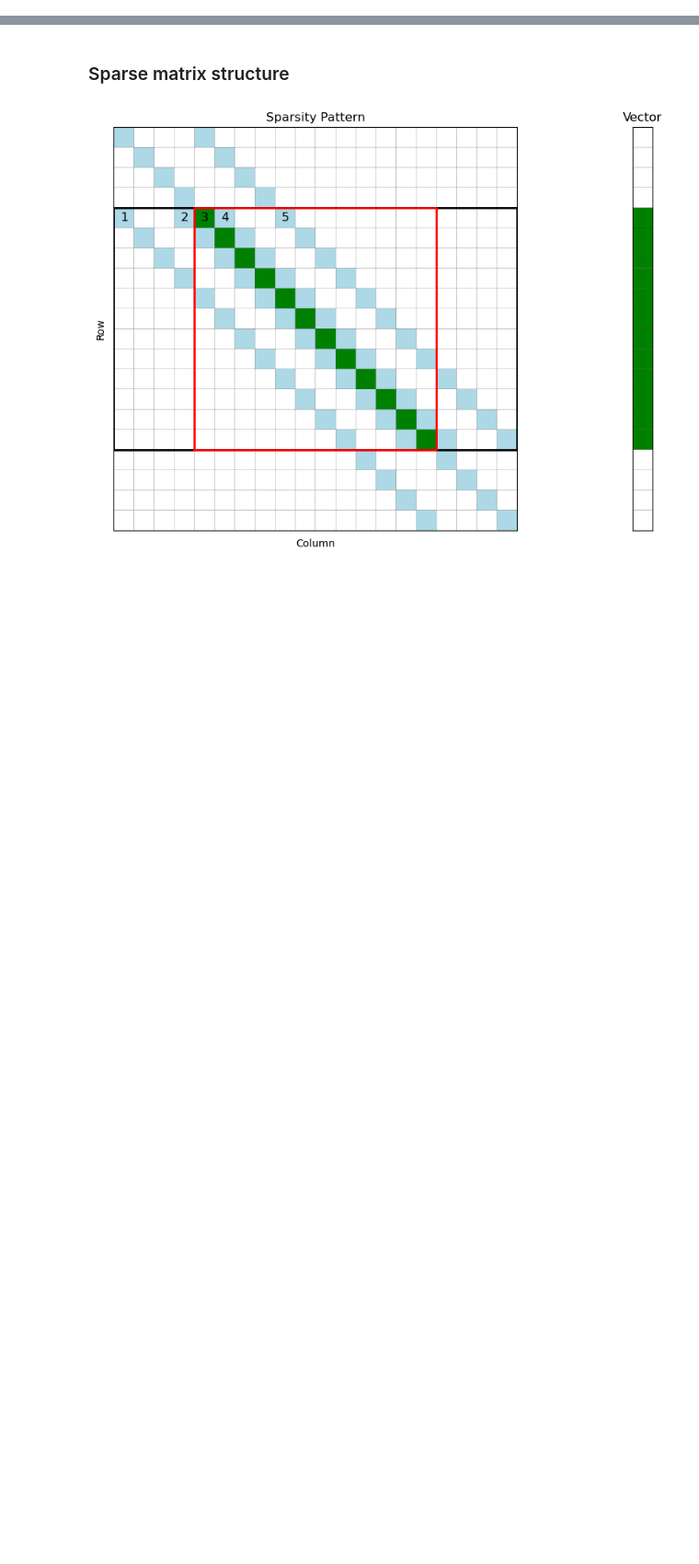
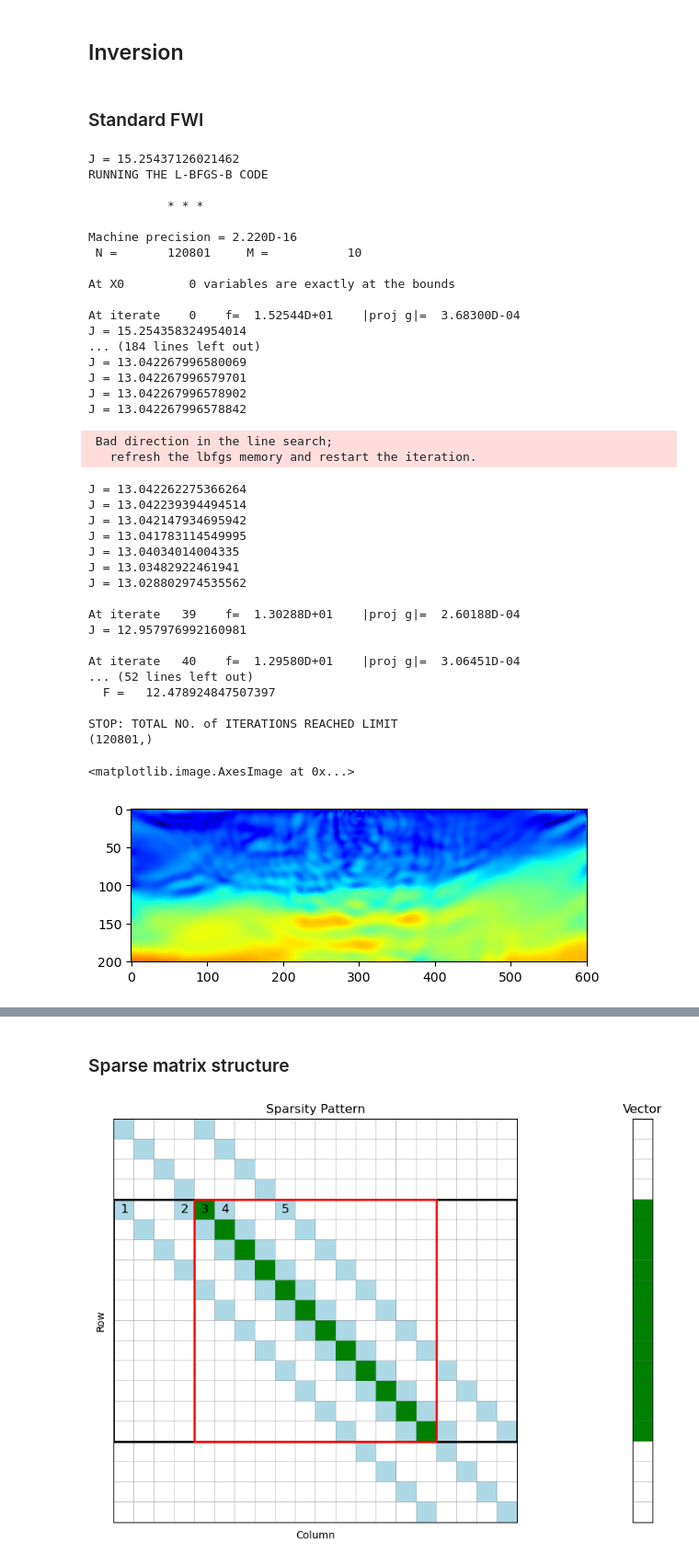
Before and after one commit to medicinely/fwi, a Jupyter notebook: fwi_matrix.ipynb, the cells around one changed output, grey strips where cells are left out. Shown at 92% size. Saved outputs shown, nothing was run; the diff lists cells and outputs as text; code cells hidden in the pictures; blank space fills up the shorter version.

```diff
--- a/fwi_matrix.ipynb
+++ b/fwi_matrix.ipynb
@@ -189,0 +313,62 @@ def gradiant(vel,d_obs,wsrc,zxsrc,zxrec,at,az,ax,next,device):
+# %% [markdown]
+## Inversion
+# %% [markdown]
+### Standard FWI
+# %%
+from scipy.optimize import minimize
+
+# # optimize cost function
+# v_smo = readbin('../dataset/marm2_smo.dat',nz,nx)
+# v_init = (v_smo * 1e3).flatten()
+
+resi = minimize(fun = J,
+               x0 = v_fwi,
+               args = (d_obs,wsrc,zxsrc,zxrec,at,az,ax,next,device),
+               method='L-BFGS-B',
+               # method='Newton-CG',
+               bounds = np.full((len(v_init), 2), (vmin,vmax)),
+               jac = gradiant, # Jacobian
+               options = {'disp':True, 'maxiter':50},
+              )
+v_fwi = resi.x
+print(v_fwi.shape)
+plt.imshow(v_fwi.reshape((nz,nx)),vmin=vmin,vmax=vmax,cmap='jet')
+# %% [output]
+J = 15.25437126021462
+RUNNING THE L-BFGS-B CODE
+
+           * * *
+
+Machine precision = 2.220D-16
+ N =       120801     M =           10
+
+At X0         0 variables are exactly at the bounds
+
+At iterate    0    f=  1.52544D+01    |proj g|=  3.68300D-04
+J = 15.254358324954014
+... (184 lines left out)
+J = 13.042267996580069
+J = 13.042267996579701
+J = 13.042267996578902
+J = 13.042267996578842
+ Bad direction in the line search;
+   refresh the lbfgs memory and restart the iteration.
+J = 13.042262275366264
+J = 13.042239394494514
+J = 13.042147934695942
+J = 13.041783114549995
+J = 13.04034014004335
+J = 13.03482922461941
+J = 13.028802974535562
+
+At iterate   39    f=  1.30288D+01    |proj g|=  2.60188D-04
+J = 12.957976992160981
+
+At iterate   40    f=  1.29580D+01    |proj g|=  3.06451D-04
+... (52 lines left out)
+  F =   12.478924847507397
+
+STOP: TOTAL NO. of ITERATIONS REACHED LIMIT
+(120801,)
+<matplotlib.image.AxesImage at 0x...>
+[figure, added]
```
Also changed, not shown: parts of 13 cells of this notebook, 3 other files.
